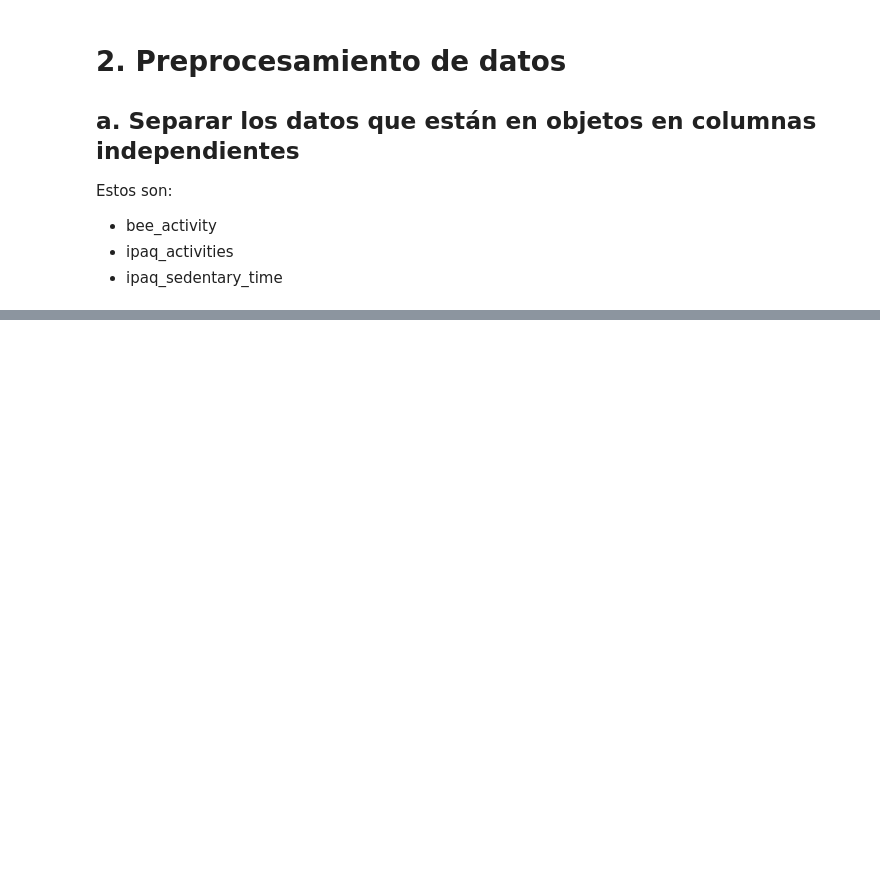
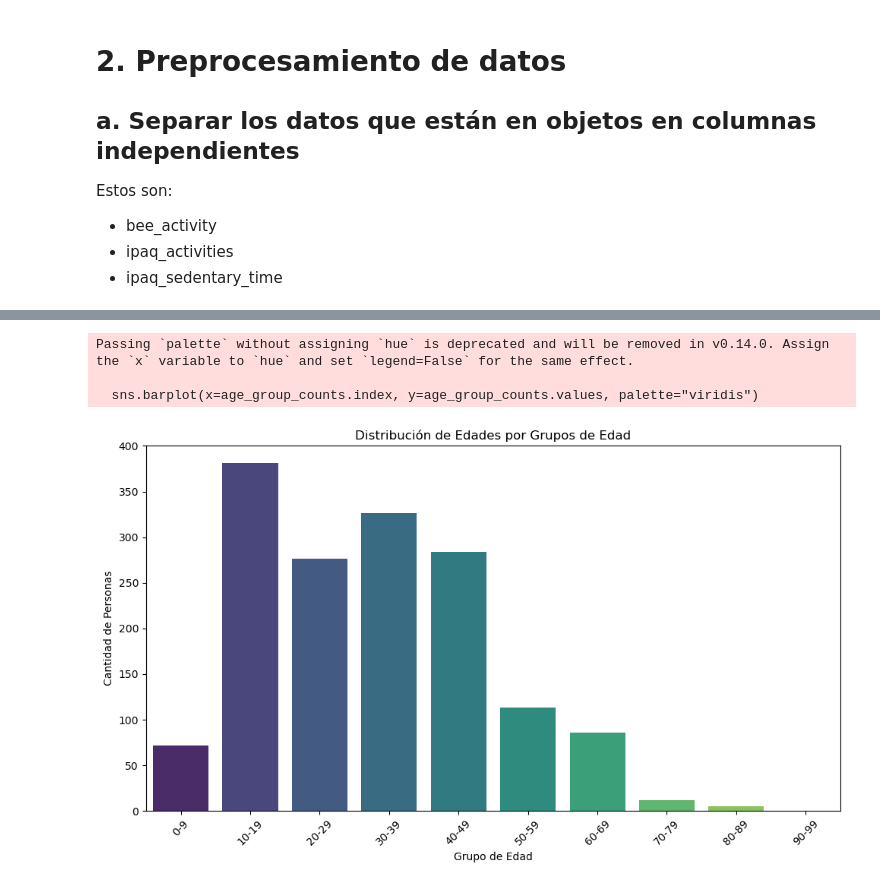
Before and after one commit to DiegoLerma/wellness_map_data_analysis, a Jupyter notebook: wellness_map_analysis.ipynb, the cells around one changed output, grey strips where cells are left out. Cells and saved outputs as stored; diff of their text form; code cells hidden in the pictures; blank space fills up the shorter version.

```diff
--- a/wellness_map_analysis.ipynb
+++ b/wellness_map_analysis.ipynb
@@ -121,0 +159,12 @@ data.head()
+# %%
+# 1. Parsear bee_activity (objeto JSON)
+df_bee = parse_json_column(data['bee_activity'], "bee_activity", ["level", "factor", "description"], is_list=False)
+# %%
+# 2. Parsear ipaq_activities (lista de diccionarios)
+df_ipaq = parse_json_column(data['ipaq_activities'], "ipaq_activities", ["name", "met_minutes", "calories"], is_list=True)
+# %%
+# 3. Parsear ipaq_sedentary_time (objeto JSON)
+df_sedentary = parse_json_column(data['ipaq_sedentary_time'], "ipaq_sedentary_time", ["hours", "minutes"], is_list=False)
+# %%
+# Combinar las nuevas columnas con el DataFrame original (opcional)
+data = pd.concat([data, df_bee, df_ipaq, df_sedentary], axis=1)
@@ -121,0 +198,29 @@ data.head()
+# %%
+# Definir los límites de los intervalos (bins).
+# Se asume que las edades varían entre 0 y 160, lo cual es suficiente para el rango observado (min: 3, max: 152)
+bins = list(range(0, 101, 10))
+# Crear etiquetas para los grupos, por ejemplo "0-9", "10-19", etc.
+labels = [f"{b}-{b+9}" for b in bins[:-1]]
+
+# Crear la columna 'age_group' usando pd.cut con los intervalos definidos.
+# Aquí se usa right=False para que los intervalos incluyan el límite inferior y excluyan el superior,
+# de forma que 0-9 incluya las edades entre 0 y 9.
+data['age_group'] = pd.cut(data['age_years'], bins=bins, labels=labels, right=False, include_lowest=True)
+
+# Contar el número de personas en cada grupo de edad y ordenar los grupos por orden natural (de menor a mayor edad).
+age_group_counts = data['age_group'].value_counts().sort_index()
+
+# Graficar la distribución usando un gráfico de barras.
+plt.figure(figsize=(10, 6))
+sns.barplot(x=age_group_counts.index, y=age_group_counts.values, palette="viridis")
+plt.title("Distribución de Edades por Grupos de Edad")
+plt.xlabel("Grupo de Edad")
+plt.ylabel("Cantidad de Personas")
+plt.xticks(rotation=45)
+plt.tight_layout()
+plt.show()
+# %% [output]
+Passing `palette` without assigning `hue` is deprecated and will be removed in v0.14.0. Assign the `x` variable to `hue` and set `legend=False` for the same effect.
+
+  sns.barplot(x=age_group_counts.index, y=age_group_counts.values, palette="viridis")
+[figure, added]
```
Also changed, not shown: parts of 14 cells of this notebook.
